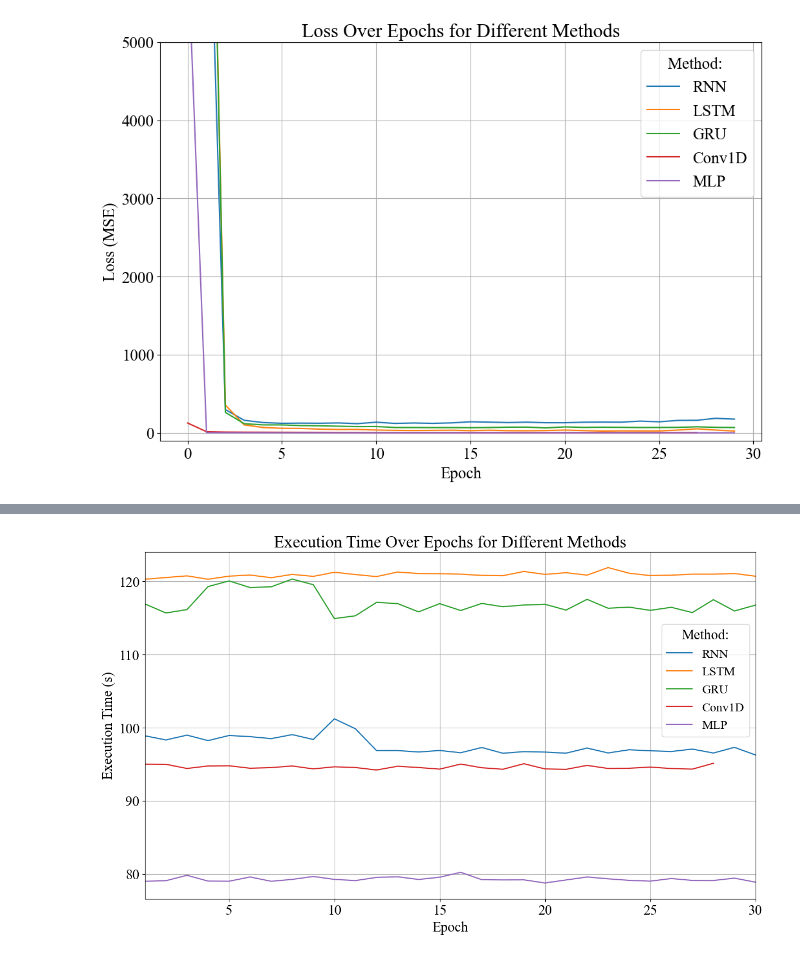
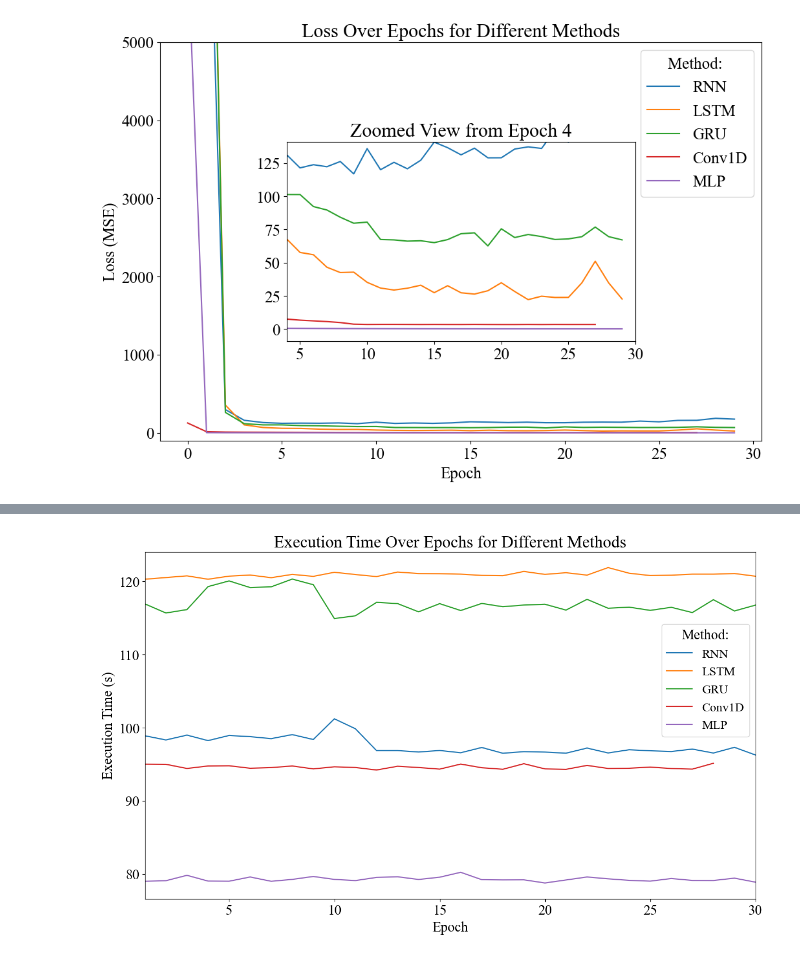
Before and after one commit to sinaebrahimi/Location_Prediction_-ANN-7088CEM-Project-, a Jupyter notebook: 3-Evaluation_of_methods.ipynb, the cells around one changed output, grey strips where cells are left out. Saved outputs shown, nothing was run; the diff lists cells and outputs as text; code cells hidden in the pictures.

```diff
--- a/3-Evaluation_of_methods.ipynb
+++ b/3-Evaluation_of_methods.ipynb
@@ -312,32 +312,42 @@ Result for model MLP: {'hidden_size': 100, 'num_layers': 3, 'learning_rate': 5e-
 # %%
 import pandas as pd
 import matplotlib.pyplot as plt
 import ast
+from mpl_toolkits.axes_grid1.inset_locator import inset_axes
 
 # Load the CSV file
 file_path = 'experiment_methods.csv'
 df = pd.read_csv(file_path)
 
 # Convert the 'epoch_losses' column from a string representation of a list to an actual list
 df['epoch_losses'] = df['epoch_losses'].apply(ast.literal_eval)
 
 # Set global font to Times New Roman and size to 18
 plt.rcParams['font.family'] = 'Times New Roman'
 plt.rcParams['font.size'] = 18
 
-# Plot the losses
+# Main plot
 plt.figure(figsize=(12, 8))
-
 for index, row in df.iterrows():
     plt.plot(row['epoch_losses'], label=row['method_type'])
 
 plt.xlabel('Epoch')
 plt.ylabel('Loss (MSE)')
 plt.ylim(-100, 5000)
 plt.title('Loss Over Epochs for Different Methods')
 plt.legend(title="Method: ", prop={'size': 18})
-plt.grid(True)
-plt.savefig('graphs/loss-over-epochs-non-zoomed.svg')
+
+# Add inset of zoomed region
+ax_inset = inset_axes(plt.gca(), width='58%', height='50%', loc='center', borderpad=6)
+for index, row in df.iterrows():
+    # Starting from epoch 4
+    ax_inset.plot(range(4, len(row['epoch_losses'])), row['epoch_losses'][4:], label=row['method_type'])
+
+ax_inset.set_xlim(4, len(df.iloc[0]['epoch_losses']) )
+ax_inset.set_ylim(-9, 141)
+ax_inset.set_title('Zoomed View from Epoch 4')
+
+plt.savefig('graphs/loss-over-epochs.svg', bbox_inches='tight')
 plt.show()
 # %% [output]
-[figure, old version]
+[figure, new version]
```
Also changed, not shown: parts of 3 cells of this notebook, 22 other files.
